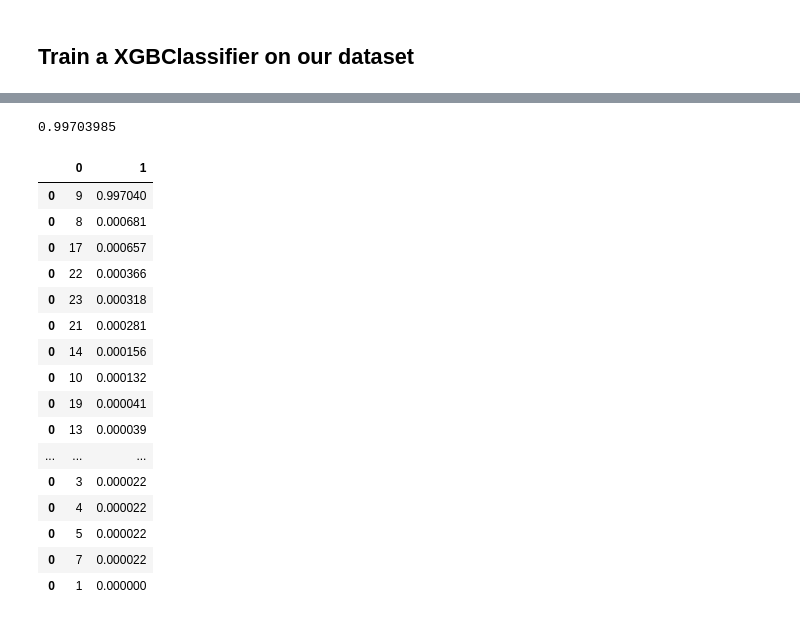
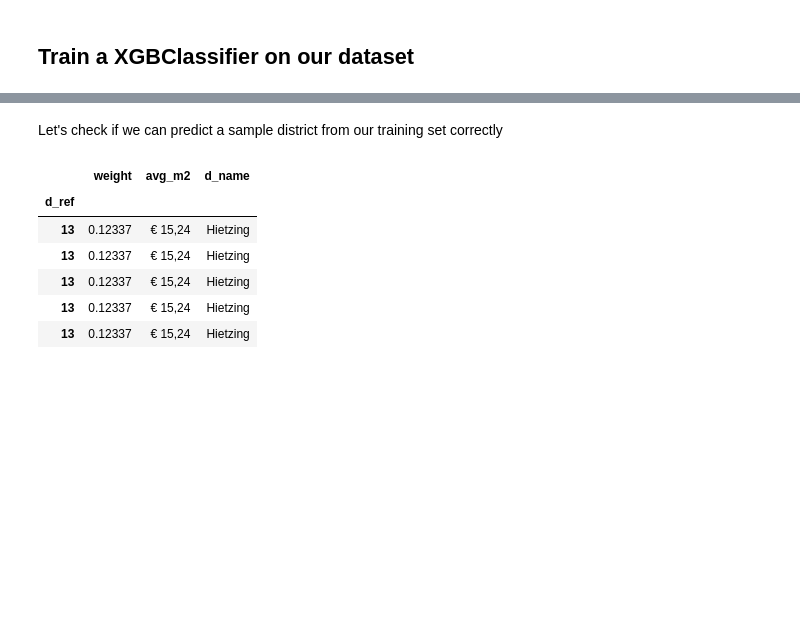
Before and after one commit to davemaier/data-science-capstone, a Jupyter notebook: Vienna District Recommender.ipynb, the cells around one changed output, grey strips where cells are left out. Saved outputs shown, nothing was run; the diff lists cells and outputs as text; code cells hidden in the pictures; blank space fills up the shorter version.

```diff
--- a/Vienna District Recommender.ipynb
+++ b/Vienna District Recommender.ipynb
@@ -347,3 +392 @@ OneVsRestClassifier(estimator=XGBClassifier(base_score=0.5, booster='gbtree', co
           n_jobs=None)
-# %%
-test = clf.predict_proba(X)[0]
@@ -359,40 +393,51 @@ array([ 2.1606684e-05,  1.3235211e-04, -7.3790550e-05,  2.1606684e-05,
-# %%
-test.max()
-# %% [output]
-0.99703985
 # %%
-weighted_out = []
+def get_weighted_districts(pred):
 
-for i in range(len(test)-1):
+    weighted_out = []
 
-    label_bin = np.zeros(test.shape)
+    for i in range(len(pred)-1):
+        weight = pred.max()
 
-    label_bin[test.argmax()] = 1
-    weight = test.max()
+        if(weight == 0):
+            break
 
-    label_bin = np.array([label_bin])
-    label = lb.inverse_transform(label_bin)
+        label_bin = np.zeros(pred.shape)
 
-    weighted_out.append(pd.DataFrame([[label[0], weight]]))
+        label_bin[pred.argmax()] = 1
 
-    test[test.argmax()] = 0
+        label_bin = np.array([label_bin])
+        label = lb.inverse_transform(label_bin)
+
+
+
+        weighted_out.append(pd.DataFrame([[label[0], weight]], columns=['d_ref', 'weight']))
+
+        test[pred.argmax()] = 0
+
+    return pd.concat(weighted_out)
-# %%
-pd.concat(weighted_out)
-# %% [output]
-|  | 0 | 1 |
-| 0 | 9 | 0.997040 |
-| 0 | 8 | 0.000681 |
-| 0 | 17 | 0.000657 |
-| 0 | 22 | 0.000366 |
-| 0 | 23 | 0.000318 |
-| 0 | 21 | 0.000281 |
-| 0 | 14 | 0.000156 |
-| 0 | 10 | 0.000132 |
-| 0 | 19 | 0.000041 |
-| 0 | 13 | 0.000039 |
-| ... | ... | ... |
-| 0 | 3 | 0.000022 |
-| 0 | 4 | 0.000022 |
-| 0 | 5 | 0.000022 |
-| 0 | 7 | 0.000022 |
-| 0 | 1 | 0.000000 |
+# %% [markdown]
+Let's check if we can predict a sample district from our training set correctly
+# %%
+test_from_train = clf.predict_proba(X)[1]
+
+
+
+df_weighted_districts = (get_weighted_districts(test_from_train)
+                         .merge(
+                             df_prices,
+                             how='right',
+                             right_on='d_ref',
+                             left_on='d_ref')
+                         .set_index('d_ref')
+                         .fillna(0)
+                        )
+
+df_weighted_districts.head()
+# %% [output]
+|  | weight | avg_m2 | d_name |
+| d_ref |  |  |  |
+| 13 | 0.12337 | € 15,24 | Hietzing |
+| 13 | 0.12337 | € 15,24 | Hietzing |
+| 13 | 0.12337 | € 15,24 | Hietzing |
+| 13 | 0.12337 | € 15,24 | Hietzing |
+| 13 | 0.12337 | € 15,24 | Hietzing |
```
Also changed, not shown: parts of 24 cells of this notebook.
